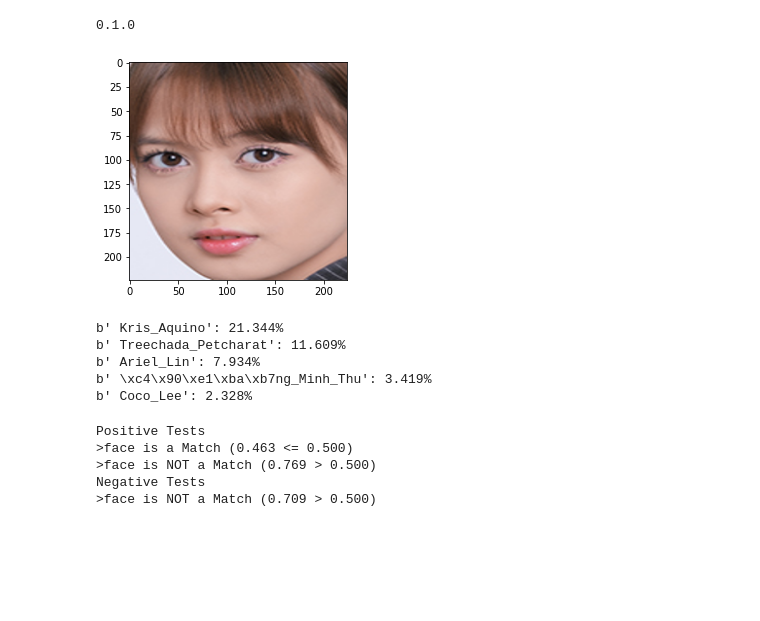
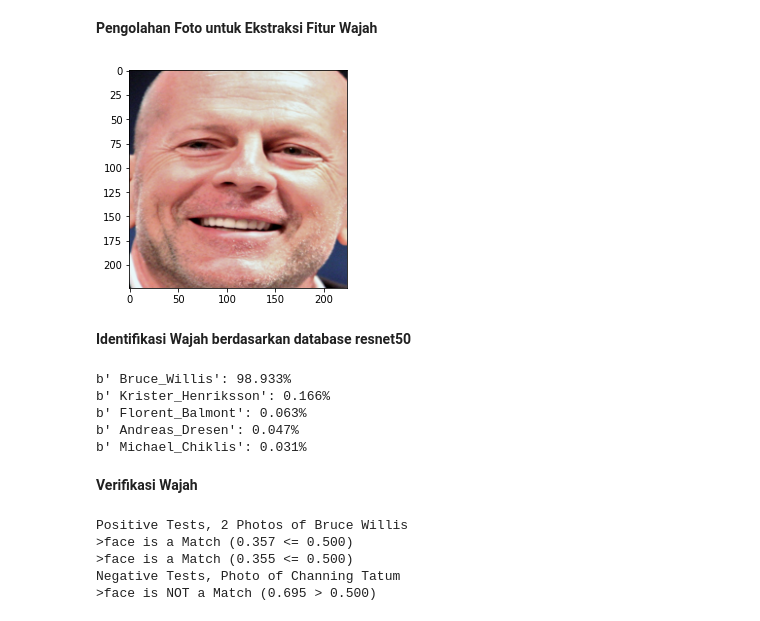
Before and after one commit to prananto/baud.prananto, a Jupyter notebook: Face_Recognition_with_VGGFace2.ipynb, the cells around one changed output. Saved outputs shown, nothing was run; the diff lists cells and outputs as text; code cells hidden in the pictures; blank space fills up the shorter version.

```diff
--- a/Face_Recognition_with_VGGFace2.ipynb
+++ b/Face_Recognition_with_VGGFace2.ipynb
@@ -3,6 +5,11 @@
 # %%
 !pip install git+https://github.com/rcmalli/keras-vggface.git
-!pip show keras-vggface
+#!pip install keras_vggface
 !pip install Keras-Applications
+!pip install mtcnn
+
+filename = "/usr/local/lib/python3.7/dist-packages/keras_vggface/models.py"
+text = open(filename).read()
+open(filename, "w+").write(text.replace('keras.engine.topology', 'tensorflow.keras.utils'))
 # %% [output]
 Collecting git+https://github.com/rcmalli/keras-vggface.git
@@ -42,46 +35,45 @@ Successfully installed mtcnn-0.1.1
-# %%
-# confirm mtcnn was installed correctly
-import mtcnn
-# print version
-print(mtcnn.__version__)
-# %% [output]
-0.1.0
+# %% [markdown]
+**Pengolahan Foto untuk Ekstraksi Fitur Wajah**
 # %%
 # example of face detection with mtcnn
+import mtcnn
 from matplotlib import pyplot
 from PIL import Image
 from numpy import asarray
 from mtcnn.mtcnn import MTCNN
 
 # extract a single face from a given photograph
 def extract_face(filename, required_size=(224, 224)):
 	# load image from file
 	pixels = pyplot.imread(filename)
 	# create the detector, using default weights
 	detector = MTCNN()
 	# detect faces in the image
 	results = detector.detect_faces(pixels)
 	# extract the bounding box from the first face
 	x1, y1, width, height = results[0]['box']
 	x2, y2 = x1 + width, y1 + height
 	# extract the face
 	face = pixels[y1:y2, x1:x2]
 	# resize pixels to the model size
 	image = Image.fromarray(face)
 	image = image.resize(required_size)
 	face_array = asarray(image)
 	return face_array
 
 # load the photo and extract the face
-pixels = extract_face('feni_fitriyanti.jpg')
+pixels = extract_face('/content/sample_data/bruce_willis1.jpg')
 # plot the extracted face
 pyplot.imshow(pixels)
 # show the plot
 pyplot.show()
 # %% [output]
-[figure, old version]
+[figure, new version]
+# %% [markdown]
+**Identifikasi Wajah berdasarkan database resnet50**
 # %%
 # Example of face detection with a vggface2 model
+import keras_vggface
 from numpy import expand_dims
 from matplotlib import pyplot
 from PIL import Image
@@ -111,7 +103,7 @@ def extract_face(filename, required_size=(224, 224)):
 	return face_array
 
 # load the photo and extract the face
-pixels = extract_face('shani_indira_natio.jpg')
+pixels = extract_face('/content/sample_data/bruce_willis1.jpg')
 # convert one face into samples
 pixels = pixels.astype('float32')
 samples = expand_dims(pixels, axis=0)
@@ -127,11 +119,13 @@ results = decode_predictions(yhat)
 for result in results[0]:
 	print('%s: %.3f%%' % (result[0], result[1]*100))
 # %% [output]
-b' Kris_Aquino': 21.344%
-b' Treechada_Petcharat': 11.609%
-b' Ariel_Lin': 7.934%
-b' \xc4\x90\xe1\xba\xb7ng_Minh_Thu': 3.419%
-b' Coco_Lee': 2.328%
+b' Bruce_Willis': 98.933%
+b' Krister_Henriksson': 0.166%
+b' Florent_Balmont': 0.063%
+b' Andreas_Dresen': 0.047%
+b' Michael_Chiklis': 0.031%
+# %% [markdown]
+**Verifikasi Wajah**
 # %%
 # face verification with the VGGFace2 model
 from matplotlib import pyplot
@@ -185,22 +179,22 @@ def is_match(known_embedding, candidate_embedding, thresh=0.5):
 		print('>face is NOT a Match (%.3f > %.3f)' % (score, thresh))
 
 # define filenames
-filenames = ['sharon_stone1.jpg', 'sharon_stone2.jpg',
-	'feni_fitriyanti.jpg', 'channing_tatum.jpg']
+filenames = ['/content/sample_data/bruce_willis1.jpg', '/content/sample_data/bruce_willis2.jpg',
+	'/content/sample_data/bruce_willis3.jpg', '/content/sample_data/channing_tatum.jpg']
 # get embeddings file filenames
 embeddings = get_embeddings(filenames)
 # define sharon stone
 sharon_id = embeddings[0]
 # verify known photos of sharon
-print('Positive Tests')
+print('Positive Tests, 2 Photos of Bruce Willis')
 is_match(embeddings[0], embeddings[1])
 is_match(embeddings[0], embeddings[2])
 # verify known photos of other people
-print('Negative Tests')
+print('Negative Tests, Photo of Channing Tatum')
 is_match(embeddings[0], embeddings[3])
 # %% [output]
-Positive Tests
->face is a Match (0.463 <= 0.500)
->face is NOT a Match (0.769 > 0.500)
-Negative Tests
->face is NOT a Match (0.709 > 0.500)
+Positive Tests, 2 Photos of Bruce Willis
+>face is a Match (0.357 <= 0.500)
+>face is a Match (0.355 <= 0.500)
+Negative Tests, Photo of Channing Tatum
+>face is NOT a Match (0.695 > 0.500)
```
Also changed, not shown: parts of 4 cells of this notebook.
